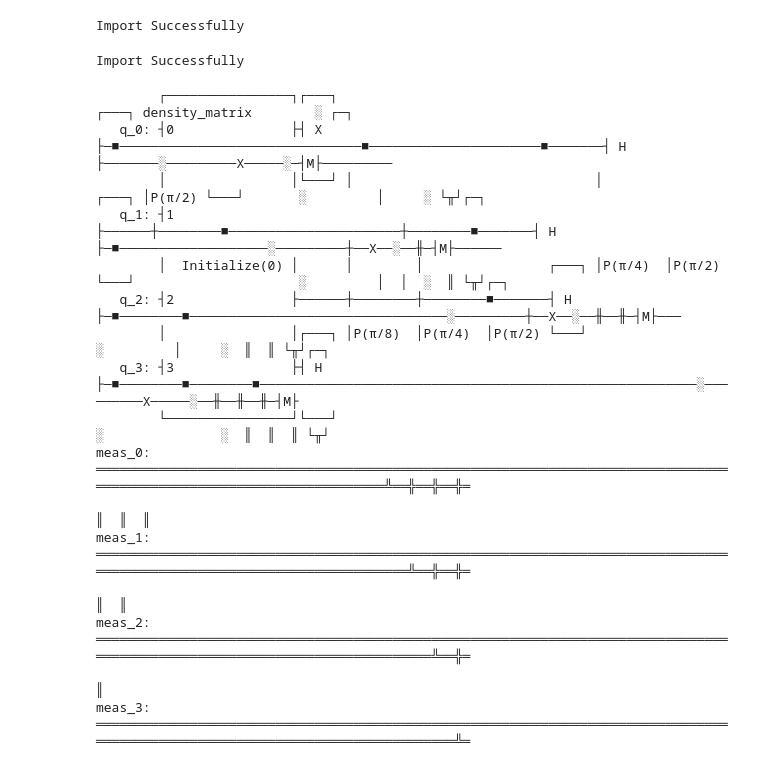
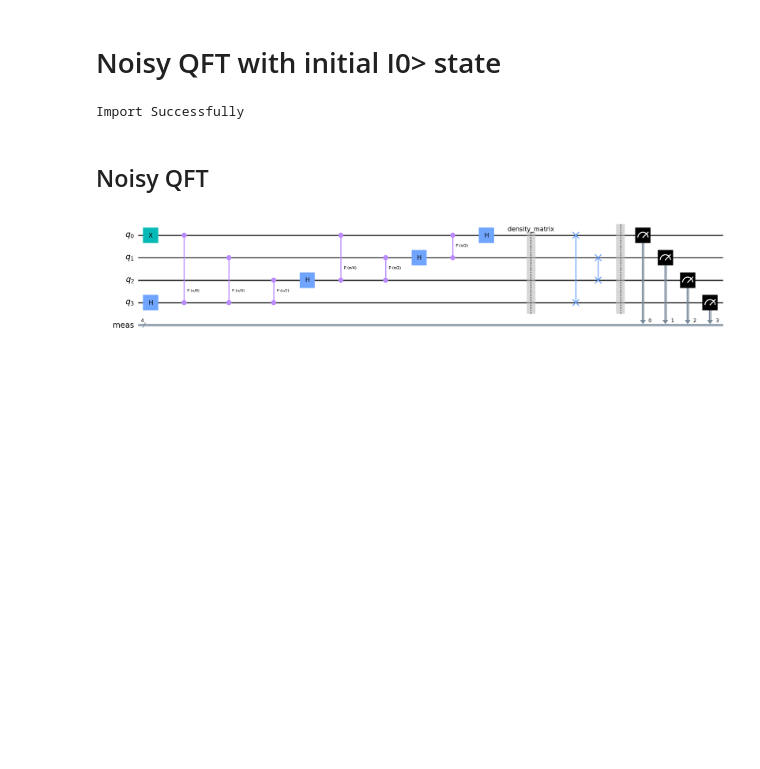
Before and after one commit to gjuls/shor_algorithm, a Jupyter notebook: QFT_errors.ipynb, the cells around one changed output. Drawn from its saved outputs; the diff is of its cells as text; code cells hidden in the pictures; blank space fills up the shorter version.

```diff
--- a/QFT_errors.ipynb
+++ b/QFT_errors.ipynb
@@ -6,3 +1,5 @@
+# %% [markdown]
+# Noisy QFT with initial I0> state
 # %%
 from qiskit import QuantumCircuit, QuantumRegister, ClassicalRegister
 import qiskit.quantum_info as qi
@@ -17,73 +18,43 @@ import random
 print("Import Successfully")
 # %% [output]
 Import Successfully
-# %%
-# Import from Qiskit Aer noise module
-from qiskit.providers.aer.noise import NoiseModel
-from qiskit.providers.aer.noise import QuantumError, ReadoutError
-from qiskit.providers.aer.noise import pauli_error
-from qiskit.providers.aer import AerSimulator
-print("Import Successfully")
-# %% [output]
-Import Successfully
+# %% [markdown]
+## Noisy QFT
 # %%
 def qft_rotations(circuit, n):
     """Performs qft on the first n qubits in circuit (without swaps)"""
     if n == 0:
         return circuit
     n -= 1
     circuit.h(n)
-
-    #if (random.randint(0,1) == 0):
 
     for qubit in range(n):
         circuit.cp(pi/2**(n-qubit), qubit, n)
     qft_rotations(circuit, n)
 
 def swap_registers(circuit, n):
     for qubit in range(n//2):
 
         circuit.swap(qubit, n-qubit-1)
     return circuit
 
 def qft(circuit, n):
     epsilon = 1
     extracted = random.uniform(0, 1)
     if (extracted < epsilon):
         circuit.x(0)
     qft_rotations(circuit, n)
     qc_noisy.save_density_matrix()
     swap_registers(circuit, n)
     return circuit
 
-qubits = 4    #sistem-dimension
+qubits = 4
 qc_noisy = QuantumCircuit(qubits)
-qc_noisy.initialize(0,)
-#for i in range(qubits):
-#    qc_noisy.h(i)
 qft(qc_noisy,qubits)
-
-
 qc_noisy.measure_all()
-
-qc_noisy.draw(fold = -1)
+qc_noisy.draw(fold = -1, output = 'mpl')
 # %% [output]
-        ┌────────────────┐┌───┐                                                                ┌───┐ density_matrix        ░ ┌─┐
-   q_0: ┤0               ├┤ X ├─■───────────────────────────────■──────────────────────■───────┤ H ├───────░─────────X─────░─┤M├─────────
-        │                │└───┘ │                               │                ┌───┐ │P(π/2) └───┘       ░         │     ░ └╥┘┌─┐
-   q_1: ┤1               ├──────┼────────■──────────────────────┼────────■───────┤ H ├─■───────────────────░─────────┼──X──░──╫─┤M├──────
-        │  Initialize(0) │      │        │                ┌───┐ │P(π/4)  │P(π/2) └───┘                     ░         │  │  ░  ║ └╥┘┌─┐
-   q_2: ┤2               ├──────┼────────┼────────■───────┤ H ├─■────────■─────────────────────────────────░─────────┼──X──░──╫──╫─┤M├───
-        │                │┌───┐ │P(π/8)  │P(π/4)  │P(π/2) └───┘                                            ░         │     ░  ║  ║ └╥┘┌─┐
-   q_3: ┤3               ├┤ H ├─■────────■────────■────────────────────────────────────────────────────────░─────────X─────░──╫──╫──╫─┤M├
-        └────────────────┘└───┘                                                                            ░               ░  ║  ║  ║ └╥┘
-meas_0: ══════════════════════════════════════════════════════════════════════════════════════════════════════════════════════╩══╬══╬══╬═
-                                                                                                                                 ║  ║  ║
-meas_1: ═════════════════════════════════════════════════════════════════════════════════════════════════════════════════════════╩══╬══╬═
-                                                                                                                                    ║  ║
-meas_2: ════════════════════════════════════════════════════════════════════════════════════════════════════════════════════════════╩══╬═
-                                                                                                                                       ║
-meas_3: ═══════════════════════════════════════════════════════════════════════════════════════════════════════════════════════════════╩═
+[figure, added]
 # %%
 aer_sim = Aer.get_backend('aer_simulator')
 t_qc = transpile(qc_noisy, aer_sim)
```
Also changed, not shown: parts of 11 cells of this notebook, 2 other files.
